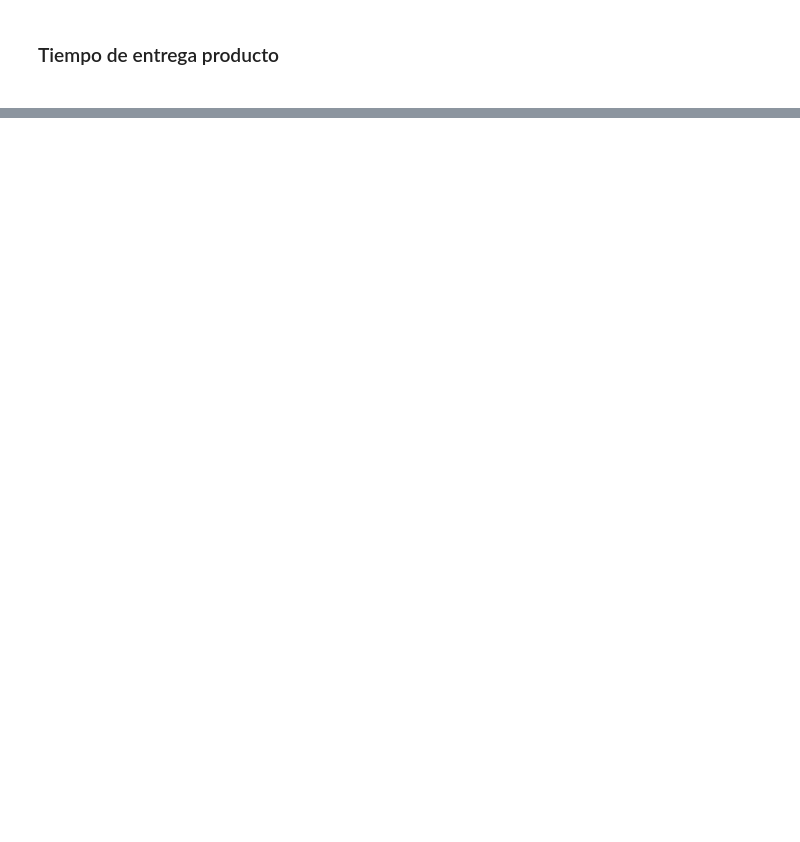
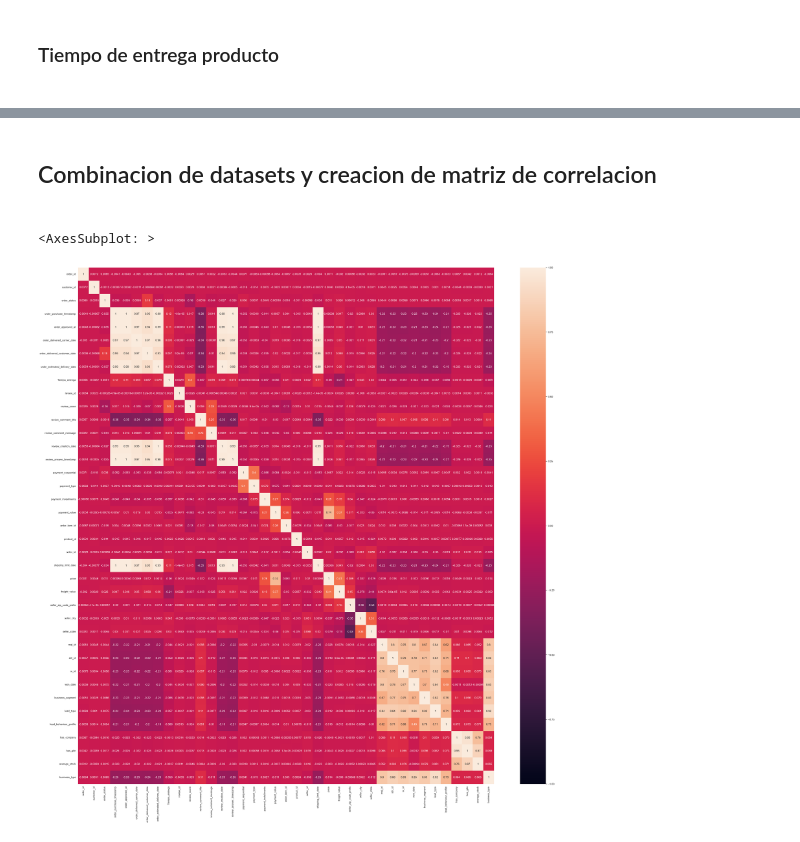
Before and after one commit to Lautaro555/Final-project-Olist, a Jupyter notebook: EDA.ipynb, the cells around one changed output, grey strips where cells are left out. Cells and saved outputs as stored; diff of their text form; code cells hidden in the pictures; blank space fills up the shorter version.

```diff
--- a/EDA.ipynb
+++ b/EDA.ipynb
@@ -984,7 +976,15 @@ Tambien se podrian realizar los mismo pasos anteriores pero combinando las tabla
 # %%
 #En la columna orders se puede agregar una nueva columna que contenga la cantidad de dias entre
 #la aprobacion de una compra y su entrega al cliente.
-Orders['diferencia_fechas'] = pd.to_datetime(Orders["order_approved_at"]) - pd.to_datetime(Orders['order_delivered_customer_date'])
 
-print(Orders['diferencia_fechas'])
+Orders['Tiempo_entrega'] = pd.to_datetime(Orders["order_approved_at"]) - pd.to_datetime(Orders['order_delivered_customer_date'])
+
+#Transformar los valores a solo días
+Orders['Tiempo_entrega'] = Orders['Tiempo_entrega'].apply(lambda x: x.days + (x.seconds / 86400))
+
+#Cambiar el tipo de datos de la columna a números decimales
+Orders['Tiempo_entrega'] = Orders['Tiempo_entrega'].astype(float)
+
+
+print(Orders['Tiempo_entrega'])
 # %% [output]
@@ -1002,0 +1003,29 @@ Name: diferencia_fechas, Length: 99441, dtype: timedelta64[ns]
+# %% [markdown]
+<h2>Combinacion de datasets y creacion de matriz de correlacion<h2>
+# %%
+datasets_combinados=Orders.merge(Order_reviews,on="order_id")
+datasets_combinados=datasets_combinados.merge(Order_payments,on="order_id")
+datasets_combinados=datasets_combinados.merge(Order_items,on="order_id")
+datasets_combinados=datasets_combinados.merge(Sellers,on="seller_id")
+datasets_combinados=datasets_combinados.merge(Closed_deals,on="seller_id",how="left")
+# %%
+#Lista de columnas a las que se le aplica label encoder
+list_columns = datasets_combinados.select_dtypes(include='object').columns
+
+
+from sklearn.preprocessing import LabelEncoder
+le = LabelEncoder()
+
+#Se aplica label encoder a todas las columnas
+for col in list_columns:
+    datasets_combinados[col] = le.fit_transform(datasets_combinados[col])
+# %%
+#se crea la matriz de correlacion
+corr=datasets_combinados.drop(["declared_monthly_revenue","declared_product_catalog_size"],axis=1).corr()
+
+#se grafica con un mapa de calor
+sns.set(rc={'figure.figsize':(40,40)})
+sns.heatmap(corr,annot=True,vmin=-1,vmax=+1)
+# %% [output]
+<AxesSubplot: >
+[figure, added]
```
Also changed, not shown: parts of 21 cells of this notebook.
